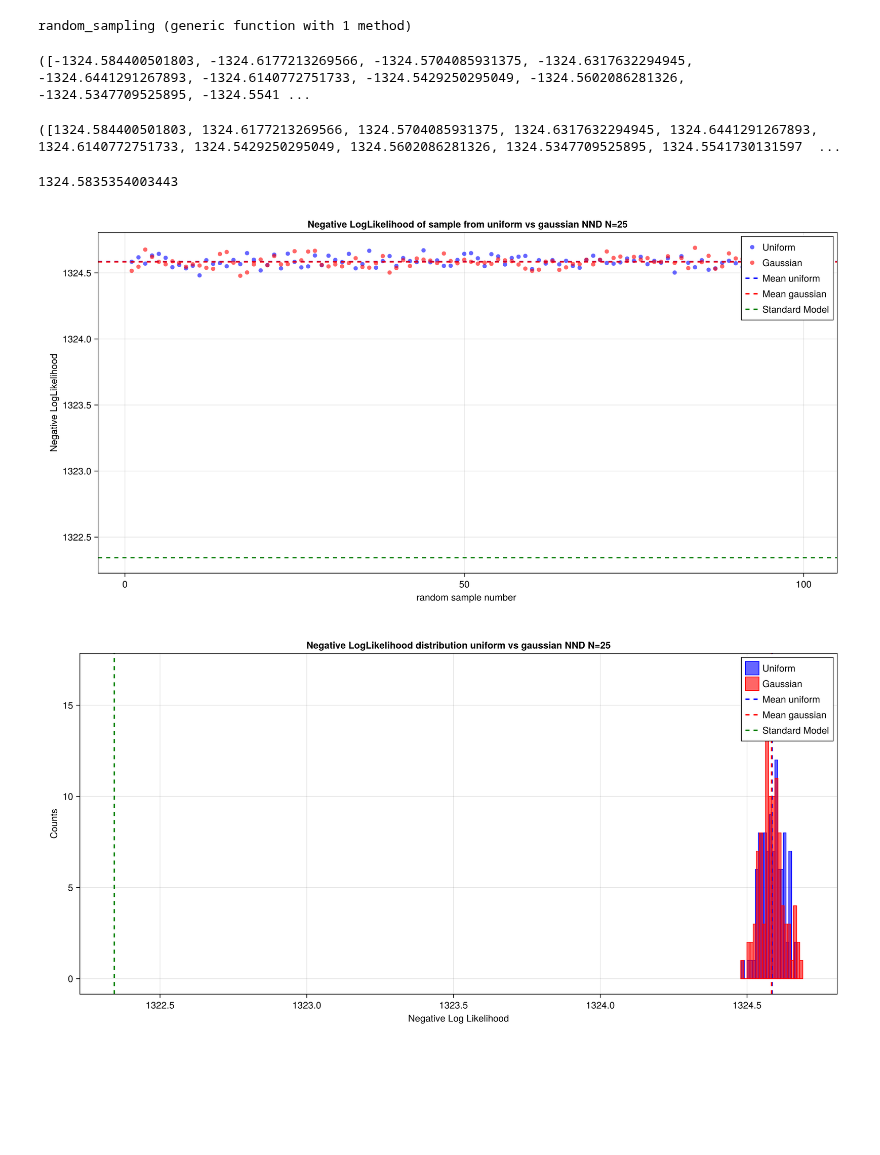
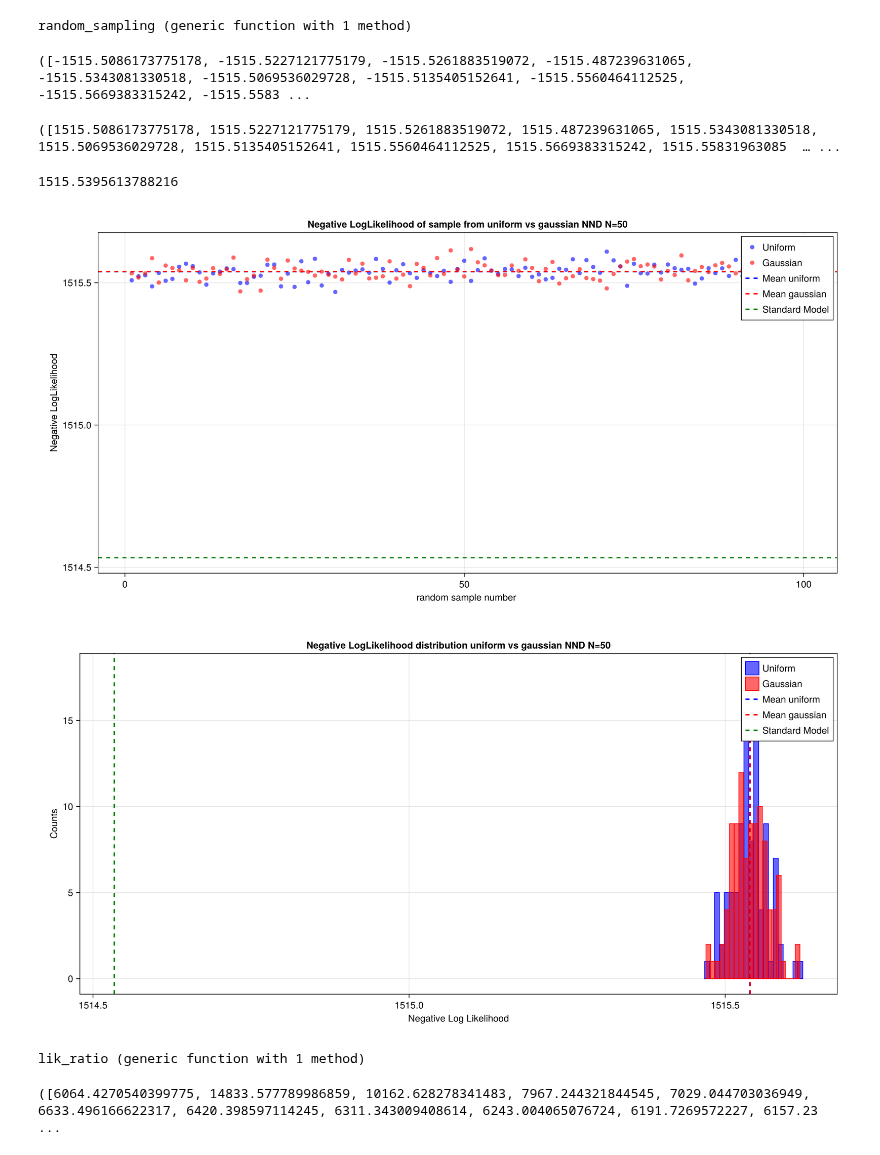
Before and after one commit to philippeller/Newtrinos.jl, a Jupyter notebook: notebooks/new_method_juno.ipynb, the cells around one changed output. Drawn from its saved outputs; the diff is of its cells as text; code cells hidden in the pictures; blank space fills up the shorter version.

```diff
--- a/notebooks/new_method_juno.ipynb
+++ b/notebooks/new_method_juno.ipynb
@@ -48,8 +48,8 @@ using CairoMakie
 # modify the value of m0 with a random value taken from a Distribution
 
 sigma= 2*p.m₀/10
-new_m₀_un = rand(Uniform(p.m₀, p.m₀*(1+2/p.r)))
-new_m₀_norm= rand(truncated(Normal(p.m₀,sigma), p.m₀, p.m₀*(1+2/p.r)))
+new_m₀_un = rand(Uniform(p.m₀, p.m₀*sqrt(3)) )
+new_m₀_norm= rand(truncated(Normal(p.m₀,sigma), p.m₀, p.m₀*sqrt(3)))
 p_new_un = @set p.m₀ = new_m₀_un
 p_new_norm = @set p.m₀ = new_m₀_norm
 # %% [output]
@@ -143,6 +144,6 @@ p_SM = Newtrinos.get_params(experiments_SM)
 [ Info: Loading juno data
 (juno_accidental_norm = 1.0, juno_atmnc_norm = 1.0, juno_co_norm = 1.0, juno_detection_epsilon = 1.0, juno_fast_neutron_norm = 1.0, juno_geo_rate_norm = 1.0, juno_geo_shape_eps = 0.0, juno_lihe_norm = ...
 # %%
-asimov_data= Newtrinos.generate_asimov_data(experiments_SM.juno, p_SM)
+asimov_data= Newtrinos.generate_toy_data(experiments_SM.juno, p_SM)
 observed = Float64.(asimov_data)
 # %% [output]
@@ -219,7 +219,7 @@ CairoMakie.Screen{IMAGE}
 using ProgressMeter
 using MeasureBase
 # %%
-function random_sampling(physics, experiments, p)
+function random_sampling(physics, experiments, p, N)
 
    chi_squared_un_list = Float64[]
    chi_squared_norm_list = Float64[]
@@ -231,6 +231,8 @@ function random_sampling(physics, experiments, p)
       new_m₀_norm=rand(truncated(Normal(p.m₀,sigma), p.m₀, p.m₀*(1+2/p.r)))
       p_new_un = @set p.m₀ = new_m₀_un
       p_new_norm = @set p.m₀ =new_m₀_norm
+      p_new_un = @set p.N = N
+      p_new_norm = @set p.N = N
 
       assets= experiments.juno.assets
 
@@ -256,22 +258,22 @@ random_sampling (generic function with 1 method)
 # %%
 trial=random_sampling(physics, experiments, p)
 # %% [output]
-([-1324.584400501803, -1324.6177213269566, -1324.5704085931375, -1324.6317632294945, -1324.6441291267893, -1324.6140772751733, -1324.5429250295049, -1324.5602086281326, -1324.5347709525895, -1324.5541 ...
+([-1515.5086173775178, -1515.5227121775179, -1515.5261883519072, -1515.487239631065, -1515.5343081330518, -1515.5069536029728, -1515.5135405152641, -1515.5560464112525, -1515.5669383315242, -1515.5583 ...
 # %%
 trial=.-trial # to have the negative log likelihood
 # %% [output]
-([1324.584400501803, 1324.6177213269566, 1324.5704085931375, 1324.6317632294945, 1324.6441291267893, 1324.6140772751733, 1324.5429250295049, 1324.5602086281326, 1324.5347709525895, 1324.5541730131597  ...
+([1515.5086173775178, 1515.5227121775179, 1515.5261883519072, 1515.487239631065, 1515.5343081330518, 1515.5069536029728, 1515.5135405152641, 1515.5560464112525, 1515.5669383315242, 1515.55831963085  … ...
 # %%
 mean_un=mean(trial[1])
 mean_norm=mean(trial[2])
 # %% [output]
-1324.5835354003443
+1515.5395613788216
 # %%
 fig = Figure(size = (1200, 600))
 ax = Axis(fig[1, 1],
     xlabel = "random sample number ",
     ylabel = "Negative LogLikelihood",
-    title = "Negative LogLikelihood of sample from uniform vs gaussian NND N=25")
+    title = "Negative LogLikelihood of sample from uniform vs gaussian NND N=50")
 scatter!(ax, 1:100, trial[1], color = (:blue, 0.6), label = "Uniform")
 scatter!(ax, 1:100, trial[2], color = (:red, 0.6), label = "Gaussian")
 
@@ -292,36 +294,65 @@ ax.ygridcolor = (:black, 0.1)
 # Show the plot
 display(fig)
 
-save("/home/sofialon/Newtrinos.jl/aug_plots/Newmethod/juno_samples_NND_N25_m0=0.1.png", fig)
+save("/home/sofialon/Newtrinos.jl/aug_plots/Newmethod/juno_samples_toy_NND_N50_m0=0.1.png", fig)
 # %% [output]
-[figure, old version]
+[figure, new version]
 # %%
 fig = Figure(size = (1200, 600))
 ax = Axis(fig[1, 1],
     xlabel = " Negative Log Likelihood ",
     ylabel = "Counts",
-    title = "Negative LogLikelihood distribution uniform vs gaussian NND N=25")
+    title = "Negative LogLikelihood distribution uniform vs gaussian NND N=50")
 
 hist!(ax, trial[1], bins = 20, color = (:blue, 0.6), strokewidth = 1, strokecolor = :blue, label = "Uniform")
 hist!(ax, trial[2], bins = 20, color = (:red, 0.6), strokewidth = 1, strokecolor = :red, label = "Gaussian")
 
 
 
 vlines!(ax, [mean_un], color = :blue, linestyle = :dash, linewidth = 2, label = "Mean uniform")
 vlines!(ax, [mean_norm], color = :red, linestyle = :dash, linewidth = 2, label = "Mean gaussian")
 vlines!(ax, likelihood_SM, color = :green, linestyle = :dash, linewidth = 2, label = "Standard Model")
 
 # Add legend
 axislegend(ax, position = :rt)
 
 # Add grid
 ax.xgridvisible = true
 ax.ygridvisible = true
 ax.xgridcolor = (:black, 0.1)
 ax.ygridcolor = (:black, 0.1)
 
 display(fig)
 
-save("/home/sofialon/Newtrinos.jl/aug_plots/Newmethod/juno_nll_NND_N25_m0=0.1.png", fig)
+save("/home/sofialon/Newtrinos.jl/aug_plots/Newmethod/juno_nll_toy_NND_N50_m0=0.1.png", fig)
 # %% [output]
-[figure, old version]
+[figure, new version]
+# %%
+function lik_ratio(N)
+
+    ratios_un = Float64[]
+    ratios_norm = Float64[]
+
+    likelihood_SM=-Newtrinos.logdensityof(Newtrinos.juno.get_forward_model(physics_SM, assets)(p_SM), observed)
+
+
+    @showprogress for i in 1:N
+       trial=random_sampling(physics, experiments, p, i)
+       mean_un= mean(trial[1])
+       mean_norm= mean(trial[2])
+       ratio_un= 2*(likelihood_SM-mean_un)
+       ratio_norm= 2*(likelihood_SM-mean_norm)
+
+       push!(ratios_un, ratio_un)
+       push!(ratios_norm, ratio_norm)
+    end
+
+
+    return ratios_un, ratios_norm
+end
+# %% [output]
+lik_ratio (generic function with 1 method)
+# %%
+likelihood_ratios= lik_ratio(20)
+# %% [output]
+([6064.4270540399775, 14833.577789986859, 10162.628278341483, 7967.244321844545, 7029.044703036949, 6633.496166622317, 6420.398597114245, 6311.343009408614, 6243.004065076724, 6191.7269572227, 6157.23 ...
```
Also changed, not shown: parts of 13 cells of this notebook, 31 other files.
